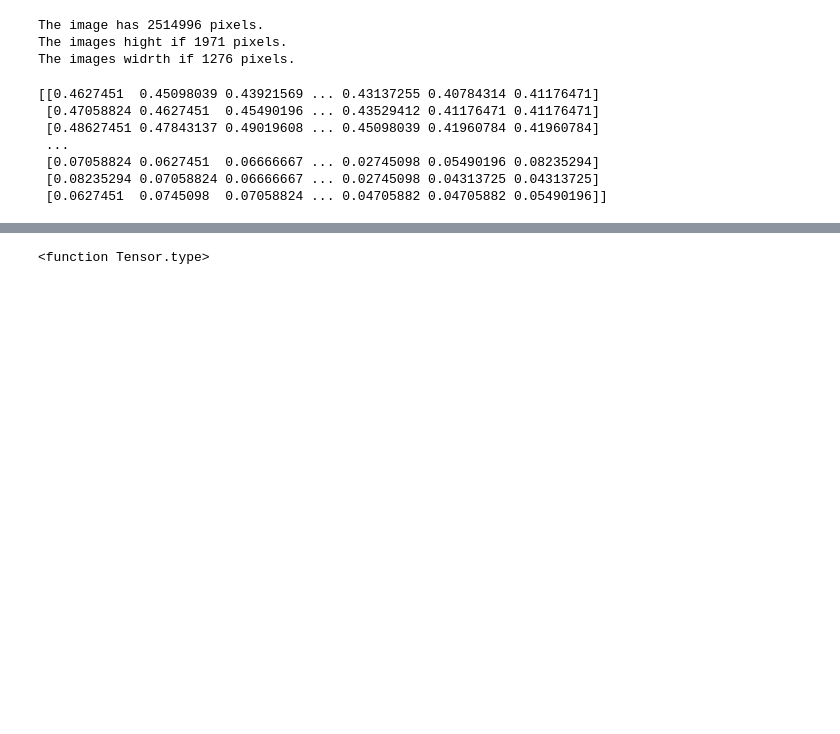
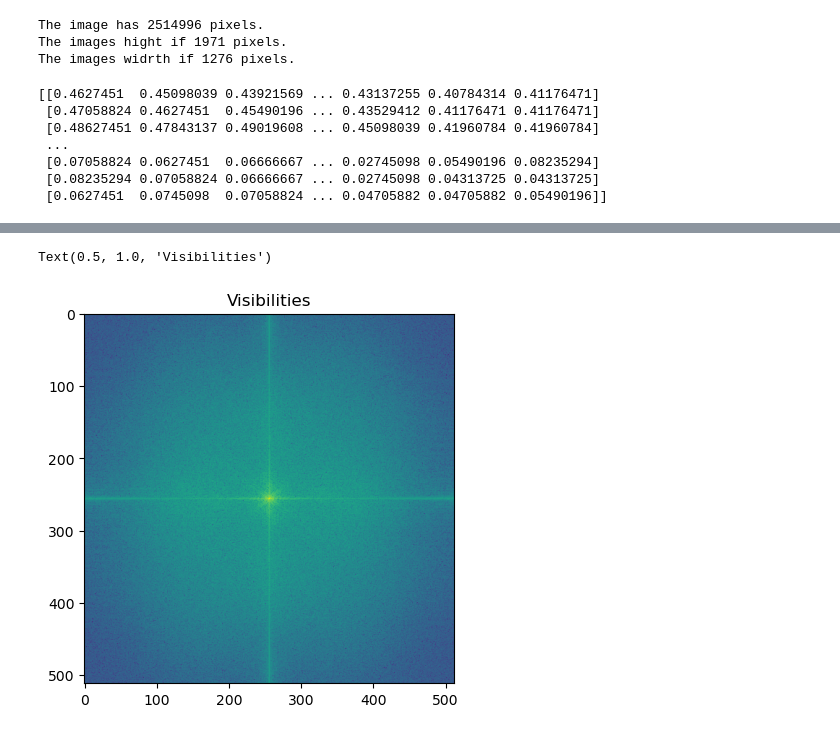
Before and after one commit to tart-telescope/array-optimization, a Jupyter notebook: mona_lisa?.ipynb, the cells around one changed output, grey strips where cells are left out. Drawn from its saved outputs; the diff is of its cells as text; code cells hidden in the pictures; blank space fills up the shorter version.

```diff
--- a/mona_lisa?.ipynb
+++ b/mona_lisa?.ipynb
@@ -84,6 +97,10 @@ unnormalized_intensity_t = torch.tensor(unnormalized_intensity, dtype=torch.floa
 # %%
-sky_brightness = torch.fft.fftshift(torch.fft.ifft2(torch.fft.ifftshift(unnormalized_intensity_t)))
+def sky2vis(vis):
+    return torch.fft.fftshift(torch.fft.ifft2(torch.fft.fftshift(vis)))
+
+vis_im=sky2vis(unnormalized_intensity_t)
+plt.imshow(np.log(np.abs(vis_im)))
+plt.title("Visibilities")
+# %% [output]
+Text(0.5, 1.0, 'Visibilities')
+[figure, added]
-# %%
-unnormalized_intensity_t.type
-# %% [output]
-<function Tensor.type>
```
Also changed, not shown: parts of 8 cells of this notebook, 2 other files.
